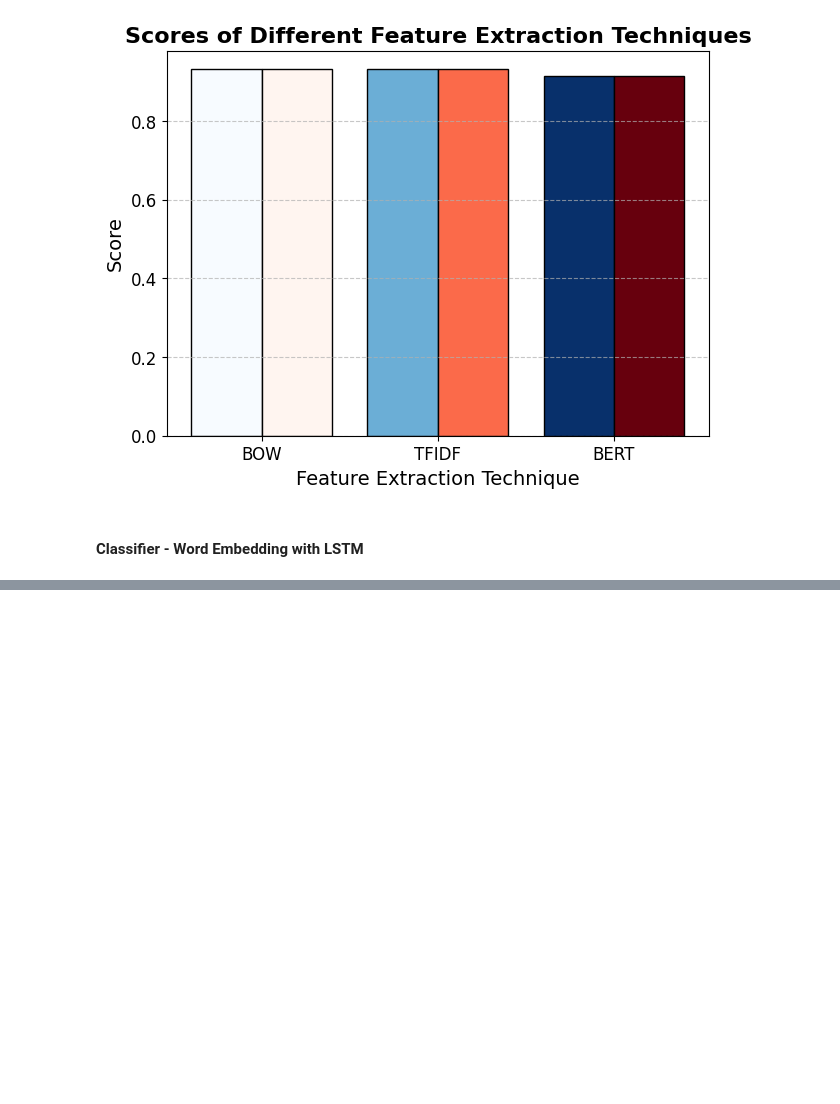
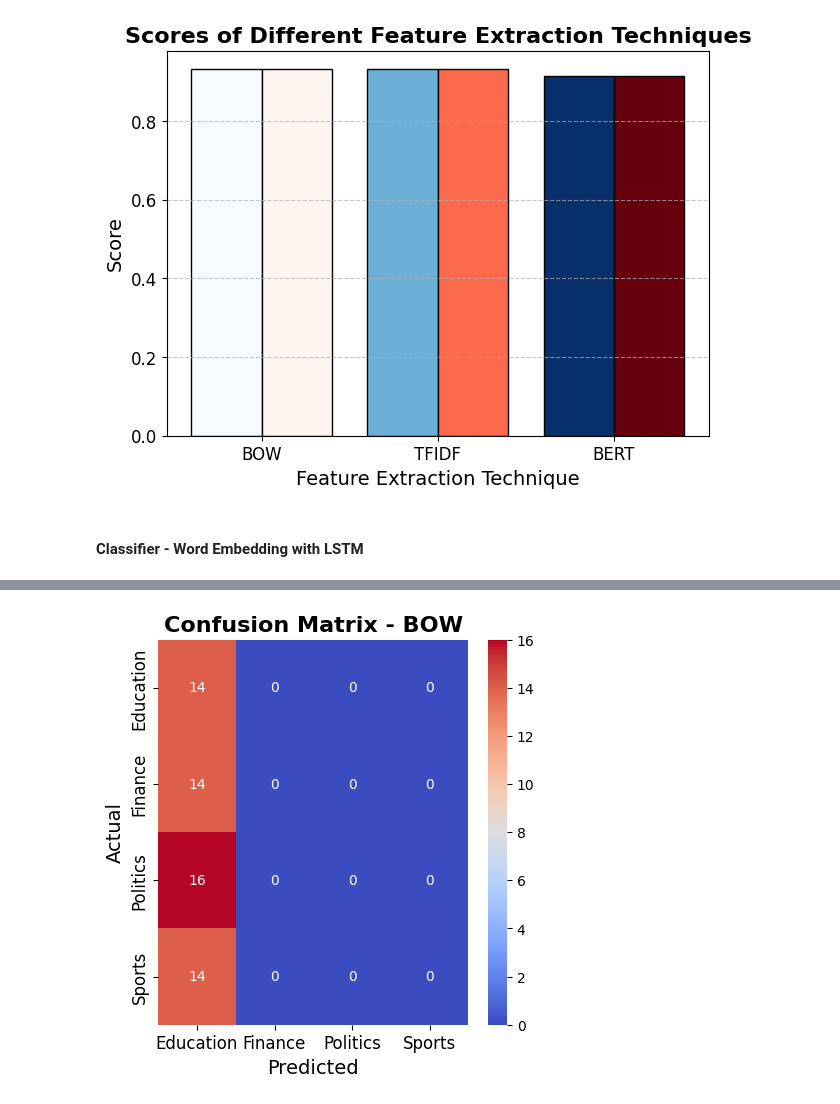
Before and after one commit to FokrulBhuiyan/Deep-learning-projects, a Jupyter notebook: DLP_3_Genre_Classifier_A_Machine_Learning_Approach_to_Text_Classification.ipynb, the cells around one changed output, grey strips where cells are left out. Cells and saved outputs as stored; diff of their text form; code cells hidden in the pictures; blank space fills up the shorter version.

```diff
--- a/DLP_3_Genre_Classifier_A_Machine_Learning_Approach_to_Text_Classification.ipynb
+++ b/DLP_3_Genre_Classifier_A_Machine_Learning_Approach_to_Text_Classification.ipynb
@@ -805,3 +805,100 @@ Name: 0, dtype: object
 [figure]
 # %% [markdown]
 #### Classifier - Word Embedding with LSTM
+# %%
+import tensorflow as tf
+from tensorflow.keras.models import Sequential
+from tensorflow.keras.layers import LSTM, Dense, Embedding, SpatialDropout1D, Bidirectional
+from tensorflow.keras.preprocessing.sequence import pad_sequences
+from tensorflow.keras.utils import to_categorical
+from sklearn.metrics import accuracy_score, f1_score, confusion_matrix, classification_report
+
+import matplotlib.cm as cm
+import pandas as pd # Make sure pandas is imported
+import numpy as np
+
+# Define LSTM Model
+def build_lstm_model(input_dim, output_dim, input_length):
+    model = Sequential([
+        Embedding(input_dim=input_dim, output_dim=output_dim, input_length=input_length),
+        SpatialDropout1D(0.2),
+        Bidirectional(LSTM(100, dropout=0.2, recurrent_dropout=0.2)),
+        Dense(len(encoder.classes_), activation='softmax')
+    ])
+    model.compile(loss='categorical_crossentropy', optimizer='adam', metrics=['accuracy'])
+    return model
+
+# Training and evaluation for each feature extraction technique
+results_list = []  # Initialize an empty list to store results
+for name, (X_train, X_test, y_train, y_test) in {
+    "BOW": (X_train_BOW, X_test_BOW, y_train_BOW, y_test_BOW),
+    "TFIDF": (X_train_TFIDF, X_test_TFIDF, y_train_TFIDF, y_test_TFIDF),
+    "BERT": (X_train_BERT, X_test_BERT, y_train_BERT, y_test_BERT)
+}.items():
+
+    # Padding sequences (necessary for LSTM)
+    max_length = max([len(seq) for seq in X_train])
+    X_train_padded = pad_sequences(X_train, maxlen=max_length, padding='post')
+    X_test_padded = pad_sequences(X_test, maxlen=max_length, padding='post')
+
+    # One-hot encode labels
+    y_train_cat = to_categorical(y_train, num_classes=len(encoder.classes_))
+    y_test_cat = to_categorical(y_test, num_classes=len(encoder.classes_))
+
+    # Build and train model
+    model = build_lstm_model(input_dim=X_train_padded.shape[1], output_dim=128, input_length=max_length)
+    model.fit(X_train_padded, y_train_cat, epochs=5, batch_size=64, validation_split=0.2, verbose=1)
+
+    # Predictions
+    y_pred_prob = model.predict(X_test_padded)
+    y_pred = np.argmax(y_pred_prob, axis=1)
+
+    # Evaluation metrics
+    accuracy = accuracy_score(y_test, y_pred)
+    f1 = f1_score(y_test, y_pred, average='weighted')
+    conf_matrix = confusion_matrix(y_test, y_pred)
+    class_report = classification_report(y_test, y_pred)
+
+    # Confusion Matrix Visualization
+    plt.figure(figsize=(5, 5))
+    sns.heatmap(conf_matrix, annot=True, fmt='d', cmap='coolwarm', xticklabels=encoder.classes_, yticklabels=encoder.classes_)
+    plt.title(f'Confusion Matrix - {name}', fontname='DejaVu Sans', fontsize=16, fontweight='bold')
+    plt.xlabel('Predicted', fontname='DejaVu Sans', fontsize=14)
+    plt.ylabel('Actual', fontname='DejaVu Sans', fontsize=14)
+    plt.xticks(fontname='DejaVu Sans', fontsize=12)
+    plt.yticks(fontname='DejaVu Sans', fontsize=12)
+    plt.show()
+
+    print(f"Accuracy - {name}: ", accuracy)
+    print(f"F1 Score - {name}: ", f1)
+    print(f"Classification Report - {name}: \n", class_report)
+
+    # Append results to the list
+    results_list.append({'Feature Extraction Technique': name, 'Accuracy': accuracy, 'F1 Score': f1})
+
+# Create DataFrame from the list of results
+results = pd.DataFrame(results_list)
+
+# Identify the best model
+best_model = results.loc[results['F1 Score'].idxmax()]
+print("Best Feature Extraction Technique:\n", best_model)
+
+# Display Scores in Graphical Format
+x = np.arange(len(results['Feature Extraction Technique']))
+width = 0.4
+colors_accuracy = cm.get_cmap('Blues', len(results))
+colors_f1 = cm.get_cmap('Reds', len(results))
+plt.figure(figsize=(7, 5))
+
+for i in range(len(x)):
+    plt.bar(x[i] - width/2, results['Accuracy'][i], width, color=colors_accuracy(i / len(x)), edgecolor='black', label='Accuracy' if i == 0 else "")
+    plt.bar(x[i] + width/2, results['F1 Score'][i], width, color=colors_f1(i / len(x)), edgecolor='black', label='F1 Score' if i == 0 else "")
+
+plt.grid(axis='y', linestyle='--', alpha=0.7)
+plt.title('Scores of Different Feature Extraction Techniques', fontname='DejaVu Sans', fontsize=16, fontweight='bold')
+plt.xlabel('Feature Extraction Technique', fontname='DejaVu Sans', fontsize=14)
+plt.ylabel('Score', fontname='DejaVu Sans', fontsize=14)
+plt.xticks(x, results['Feature Extraction Technique'], fontname='DejaVu Sans', fontsize=12)
+plt.yticks(fontname='DejaVu Sans', fontsize=12)
+plt.show()
+# %% [output]
@@ -807,0 +916 @@ Name: 0, dtype: object
+[figure, added]
```
Also changed, not shown: parts of 1 cell of this notebook.
